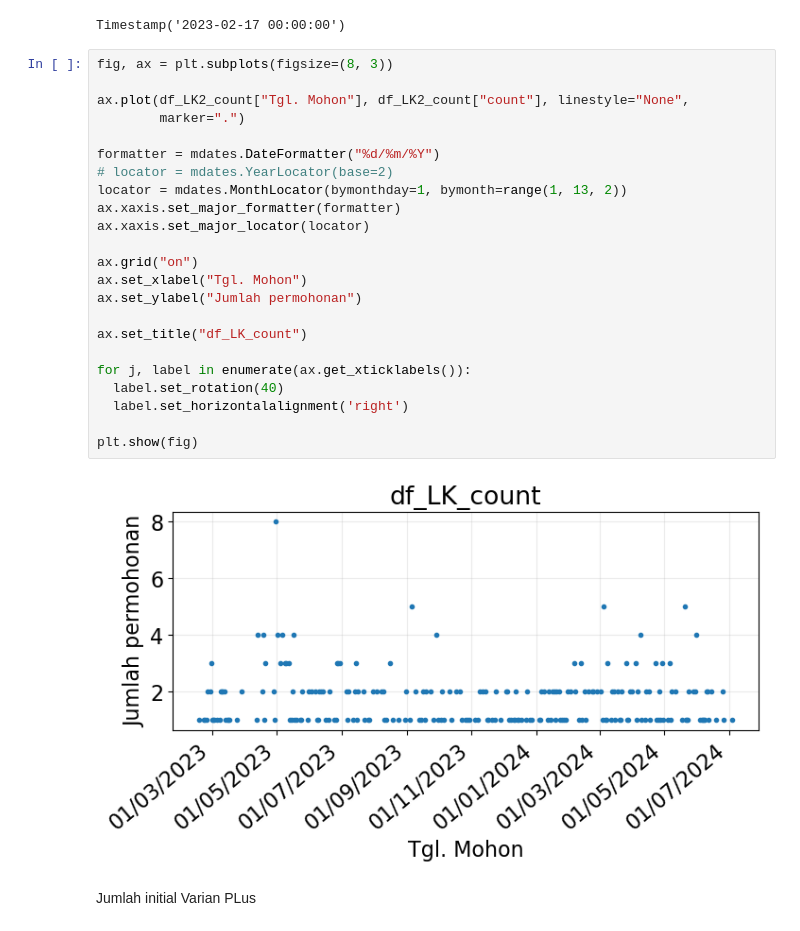
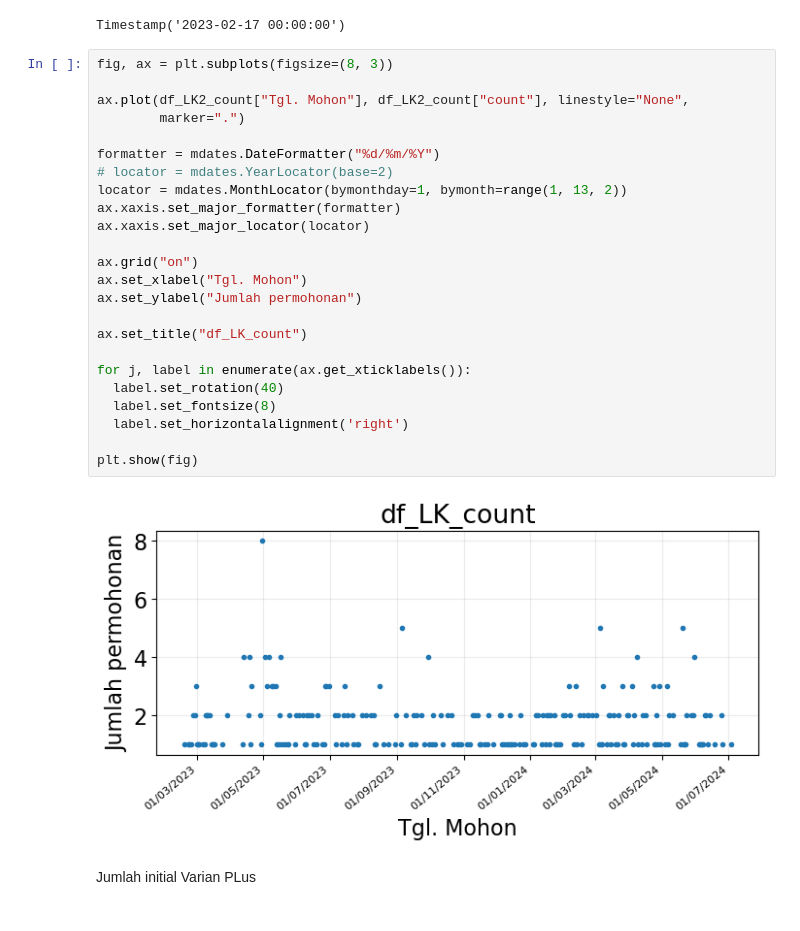
Before and after one commit to anajesset/tugas-akhirr, a Jupyter notebook: exploration.ipynb, the cells around one changed output. Saved outputs shown, nothing was run; the diff lists cells and outputs as text.

```diff
--- a/exploration.ipynb
+++ b/exploration.ipynb
@@ -194,28 +194,29 @@ Timestamp('2023-02-17 00:00:00')
 # %%
 fig, ax = plt.subplots(figsize=(8, 3))
 
 ax.plot(df_LK2_count["Tgl. Mohon"], df_LK2_count["count"], linestyle="None",
         marker=".")
 
 formatter = mdates.DateFormatter("%d/%m/%Y")
 # locator = mdates.YearLocator(base=2)
 locator = mdates.MonthLocator(bymonthday=1, bymonth=range(1, 13, 2))
 ax.xaxis.set_major_formatter(formatter)
 ax.xaxis.set_major_locator(locator)
 
 ax.grid("on")
 ax.set_xlabel("Tgl. Mohon")
 ax.set_ylabel("Jumlah permohonan")
 
 ax.set_title("df_LK_count")
 
 for j, label in enumerate(ax.get_xticklabels()):
   label.set_rotation(40)
+  label.set_fontsize(8)
   label.set_horizontalalignment('right')
 
 plt.show(fig)
 # %% [output]
-[figure, old version]
+[figure, new version]
 # %% [markdown]
 Jumlah initial Varian PLus
 # %%
```
Also changed, not shown: parts of 2 cells of this notebook.
